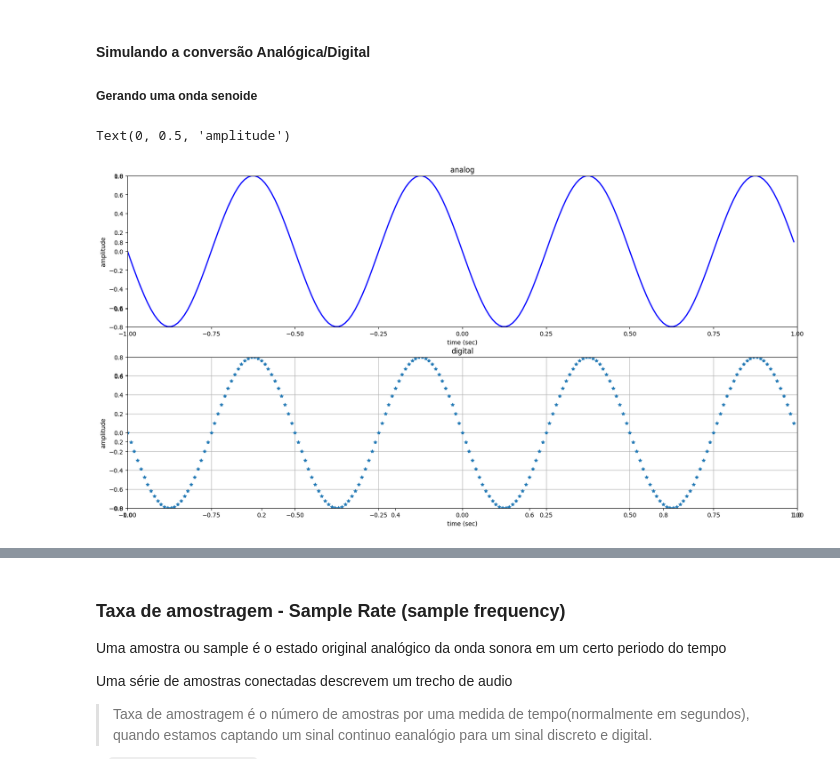
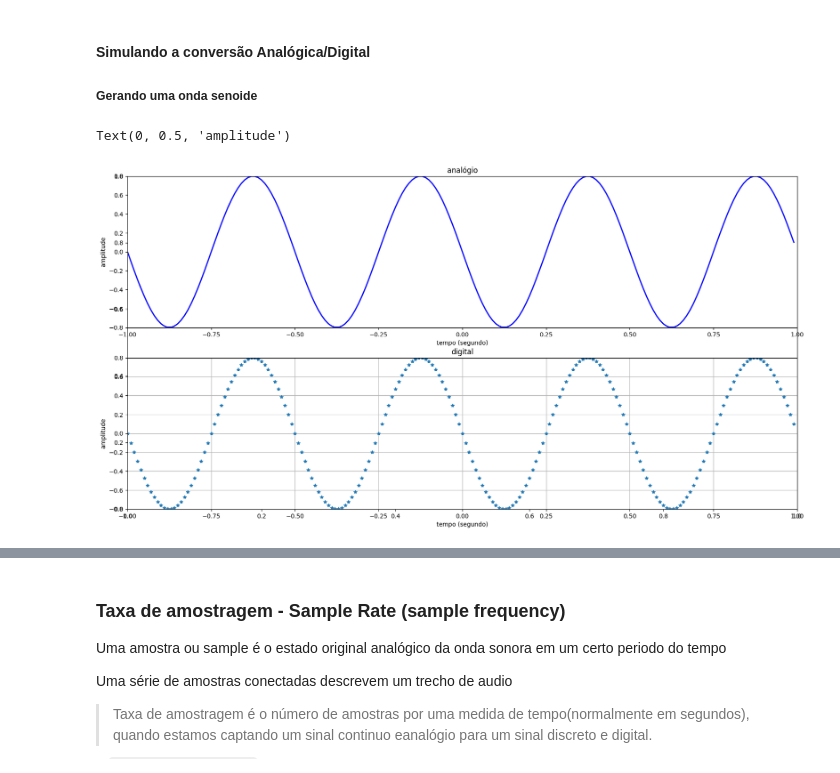
Before and after one commit to leandronunescorreia/audio-processing, a Jupyter notebook: audio_processing_basics.ipynb, the cells around one changed output, grey strips where cells are left out. Drawn from its saved outputs; the diff is of its cells as text; code cells hidden in the pictures.

```diff
--- a/audio_processing_basics.ipynb
+++ b/audio_processing_basics.ipynb
@@ -58,23 +53,23 @@ x = A * np.cos(2*np.pi*f0*t+phi)
 # %%
 plt.subplots(figsize=(20, 10))
 
 ax1=plt.subplot(2, 1, 1)
 ax1.plot(t, x, 'b',lw=2)
 plt.axis([-1,1,-0.8,0.8])
-ax1.set_title('analog')
-ax1.set_xlabel('time (sec)')
+ax1.set_title('analógio')
+ax1.set_xlabel('tempo (segundo)')
 ax1.set_ylabel('amplitude')
 
 ax2=plt.subplot(212, sharex=ax1)
 ax2.plot(t, x, '*', lw=2)
 plt.axis([-1,1,-0.8,0.8])
 plt.grid(True)
 plt.title('digital')
-plt.xlabel('time (sec)')
+plt.xlabel('tempo (segundo)')
 plt.ylabel('amplitude')
 # %% [output]
 Text(0, 0.5, 'amplitude')
-[figure, old version]
+[figure, new version]
 # %% [markdown]
 ## Primeira Intuição
 
```
Also changed, not shown: parts of 16 cells of this notebook, 2 other files.
